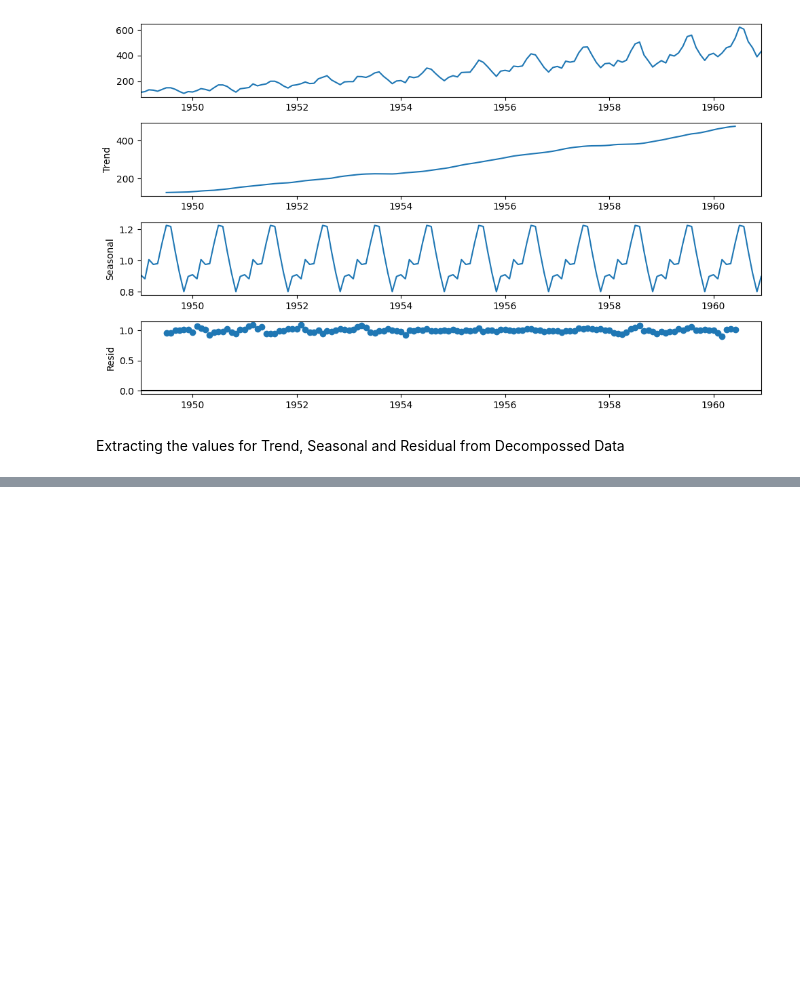
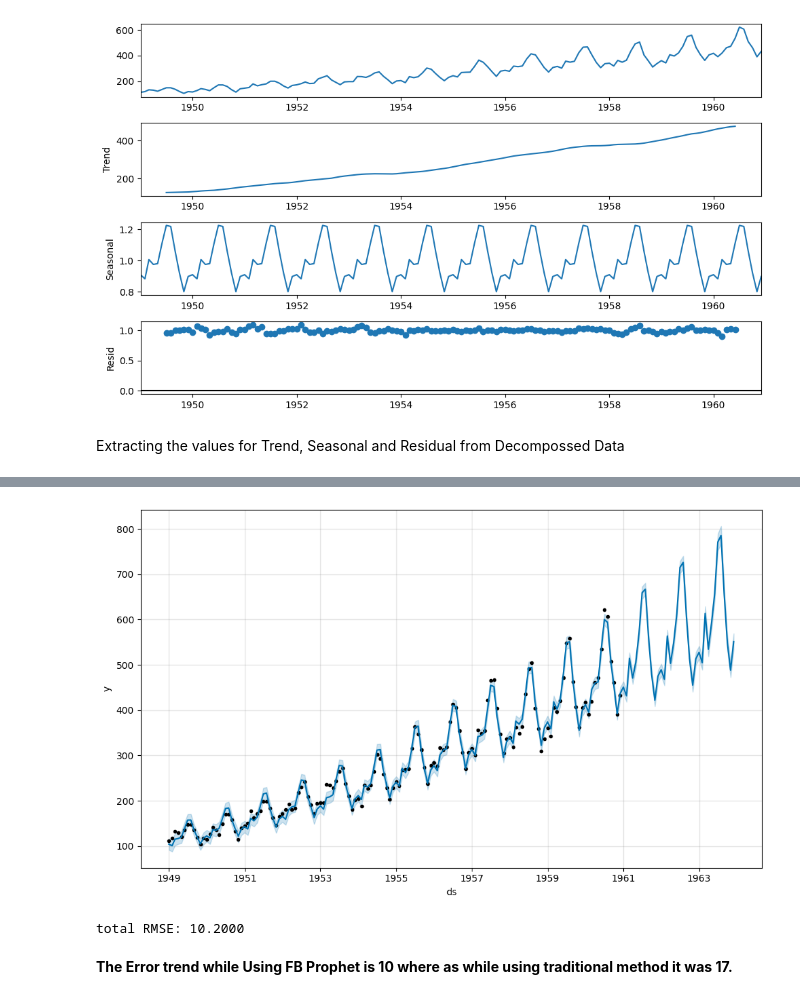
Before and after one commit to prateekkosta/Machine-Learning-Models, a Jupyter notebook: Time_Series_Modeling.ipynb, the cells around one changed output, grey strips where cells are left out. Saved outputs shown, nothing was run; the diff lists cells and outputs as text; code cells hidden in the pictures; blank space fills up the shorter version.

```diff
--- a/Time_Series_Modeling.ipynb
+++ b/Time_Series_Modeling.ipynb
@@ -167,0 +273,5 @@ files.download('original_vs_decompossed_series.csv')
+# %%
+dataset_fb = dataset
+dataset_fb.columns = ['ds', 'y']
+model = Prophet(seasonality_mode= 'multiplicative')
+model.fit(dataset_fb)
@@ -167,0 +291,5 @@ files.download('original_vs_decompossed_series.csv')
+# %%
+future = model.make_future_dataframe(periods = 36,freq= 'M')
+# %%
+pred= model.predict(future)
+pred[['ds','yhat']].head()
@@ -167,0 +303,13 @@ files.download('original_vs_decompossed_series.csv')
+# %%
+#Multipicative
+
+plot_model = model.plot(pred)
+# %% [output]
+[figure, added]
+# %%
+error= np.sqrt(mean_squared_error(dataset_fb['y'],pred.loc[0:143,'yhat']))
+print("total RMSE: %.4f" %error)
+# %% [output]
+total RMSE: 10.2000
+# %% [markdown]
+**The Error trend while Using FB Prophet is 10 where as while using traditional method it was 17.**
```
Also changed, not shown: parts of 16 cells of this notebook.
